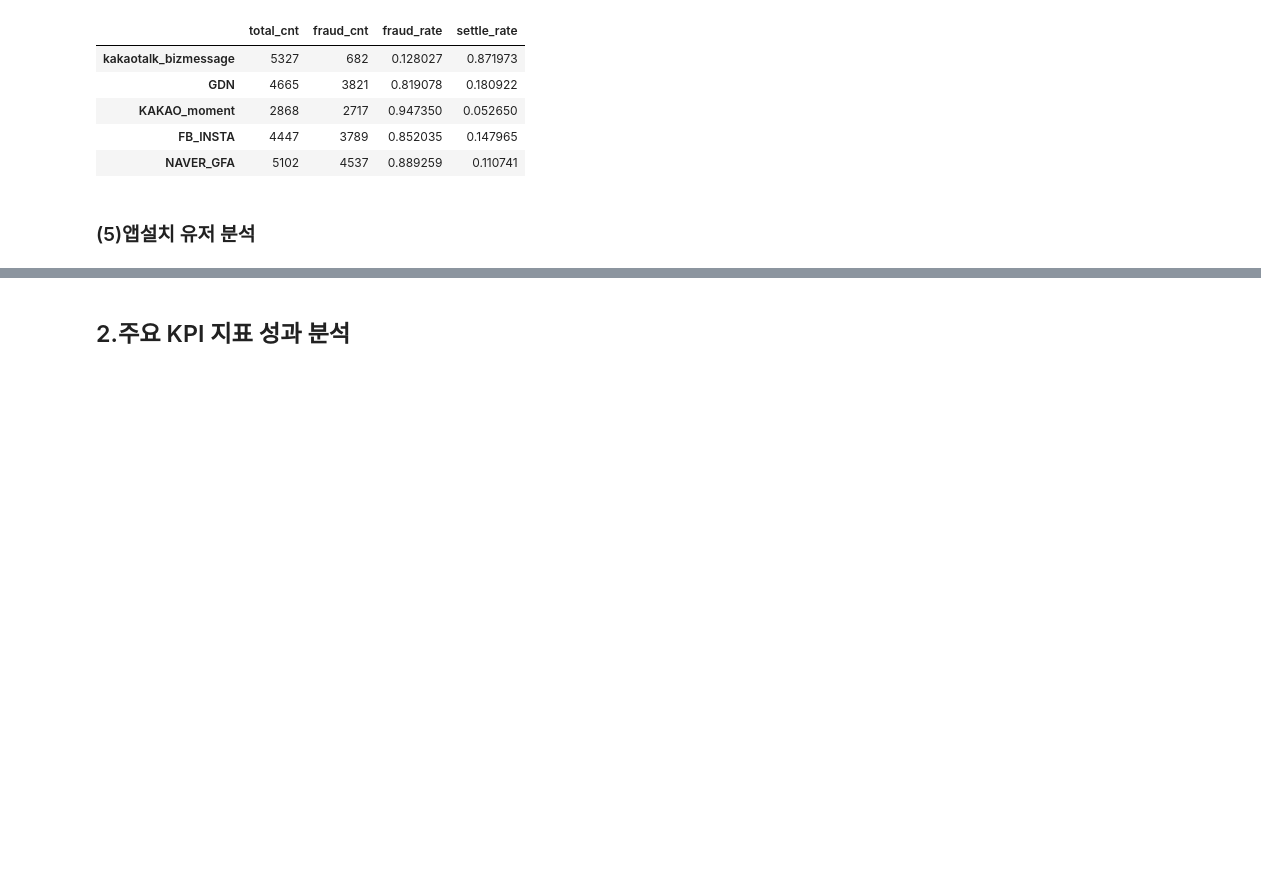
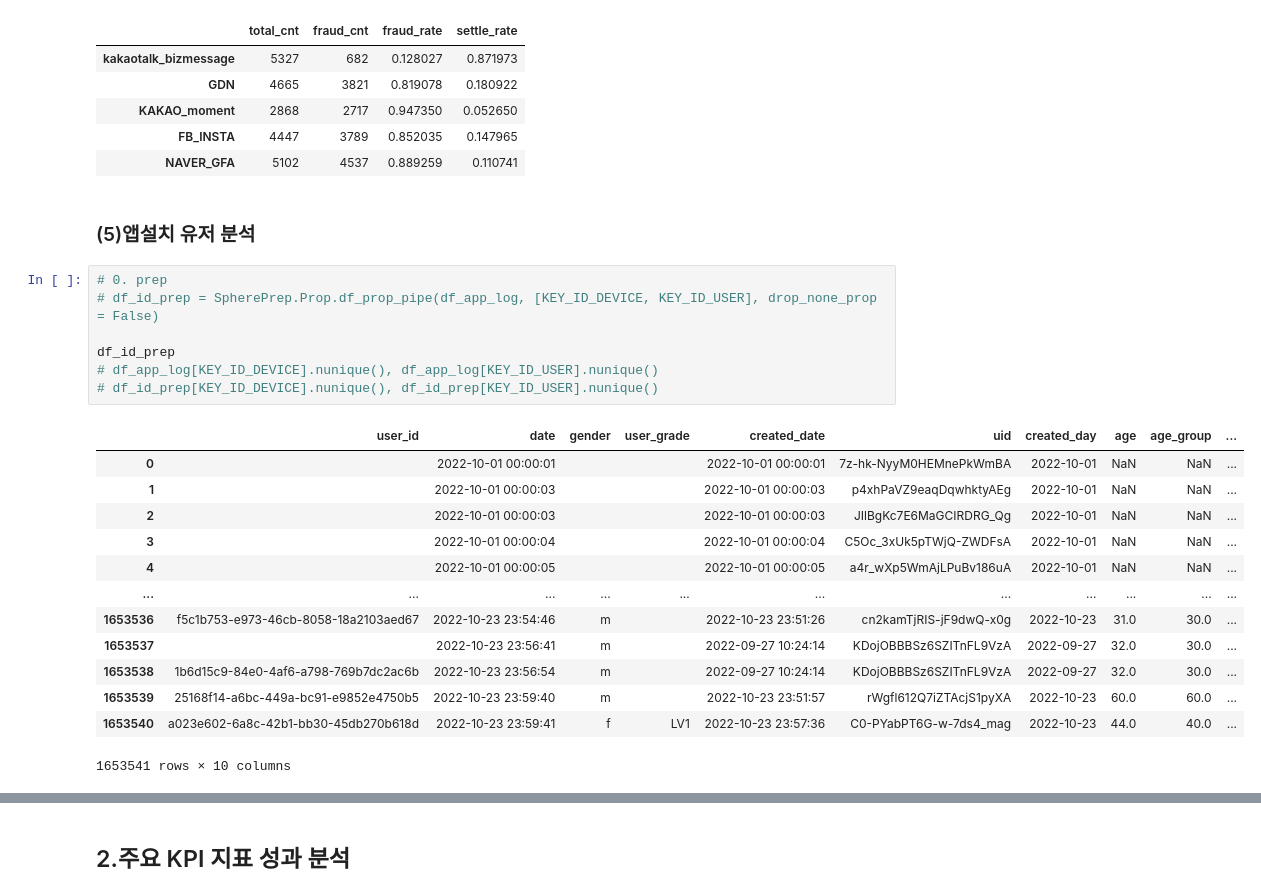
Before and after one commit to tand-datateam-th/kto_prj_git, a Jupyter notebook: [KTO]_Letter_analysis_v1_2210.ipynb, the cells around one changed output, grey strips where cells are left out. Drawn from its saved outputs; the diff is of its cells as text; blank space fills up the shorter version.

```diff
--- a/[KTO]_Letter_analysis_v1_2210.ipynb
+++ b/[KTO]_Letter_analysis_v1_2210.ipynb
@@ -369,3 +370,24 @@ df_fraud_referrs
 | NAVER_GFA | 5102 | 4537 | 0.889259 | 0.110741 |
 # %% [markdown]
 ### (5)앱설치 유저 분석
+# %%
+# 0. prep
+# df_id_prep = SpherePrep.Prop.df_prop_pipe(df_app_log, [KEY_ID_DEVICE, KEY_ID_USER], drop_none_prop = False)
+
+df_id_prep
+# df_app_log[KEY_ID_DEVICE].nunique(), df_app_log[KEY_ID_USER].nunique()
+# df_id_prep[KEY_ID_DEVICE].nunique(), df_id_prep[KEY_ID_USER].nunique()
+# %% [output]
+|  | user_id | date | gender | user_grade | created_date | uid | created_day | age | age_group | ... |
+| 0 |  | 2022-10-01 00:00:01 |  |  | 2022-10-01 00:00:01 | 7z-hk-NyyM0HEMnePkWmBA | 2022-10-01 | NaN | NaN | ... |
+| 1 |  | 2022-10-01 00:00:03 |  |  | 2022-10-01 00:00:03 | p4xhPaVZ9eaqDqwhktyAEg | 2022-10-01 | NaN | NaN | ... |
+| 2 |  | 2022-10-01 00:00:03 |  |  | 2022-10-01 00:00:03 | JIlBgKc7E6MaGCIRDRG_Qg | 2022-10-01 | NaN | NaN | ... |
+| 3 |  | 2022-10-01 00:00:04 |  |  | 2022-10-01 00:00:04 | C5Oc_3xUk5pTWjQ-ZWDFsA | 2022-10-01 | NaN | NaN | ... |
+| 4 |  | 2022-10-01 00:00:05 |  |  | 2022-10-01 00:00:05 | a4r_wXp5WmAjLPuBv186uA | 2022-10-01 | NaN | NaN | ... |
+| ... | ... | ... | ... | ... | ... | ... | ... | ... | ... | ... |
+| 1653536 | f5c1b753-e973-46cb-8058-18a2103aed67 | 2022-10-23 23:54:46 | m |  | 2022-10-23 23:51:26 | cn2kamTjRIS-jF9dwQ-x0g | 2022-10-23 | 31.0 | 30.0 | ... |
+| 1653537 |  | 2022-10-23 23:56:41 | m |  | 2022-09-27 10:24:14 | KDojOBBBSz6SZITnFL9VzA | 2022-09-27 | 32.0 | 30.0 | ... |
+| 1653538 | 1b6d15c9-84e0-4af6-a798-769b7dc2ac6b | 2022-10-23 23:56:54 | m |  | 2022-09-27 10:24:14 | KDojOBBBSz6SZITnFL9VzA | 2022-09-27 | 32.0 | 30.0 | ... |
+| 1653539 | 25168f14-a6bc-449a-bc91-e9852e4750b5 | 2022-10-23 23:59:40 | m |  | 2022-10-23 23:51:57 | rWgfl612Q7iZTAcjS1pyXA | 2022-10-23 | 60.0 | 60.0 | ... |
+| 1653540 | a023e602-6a8c-42b1-bb30-45db270b618d | 2022-10-23 23:59:41 | f | LV1 | 2022-10-23 23:57:36 | C0-PYabPT6G-w-7ds4_mag | 2022-10-23 | 44.0 | 40.0 | ... |
+1653541 rows × 10 columns
```
Also changed, not shown: parts of 7 cells of this notebook.
